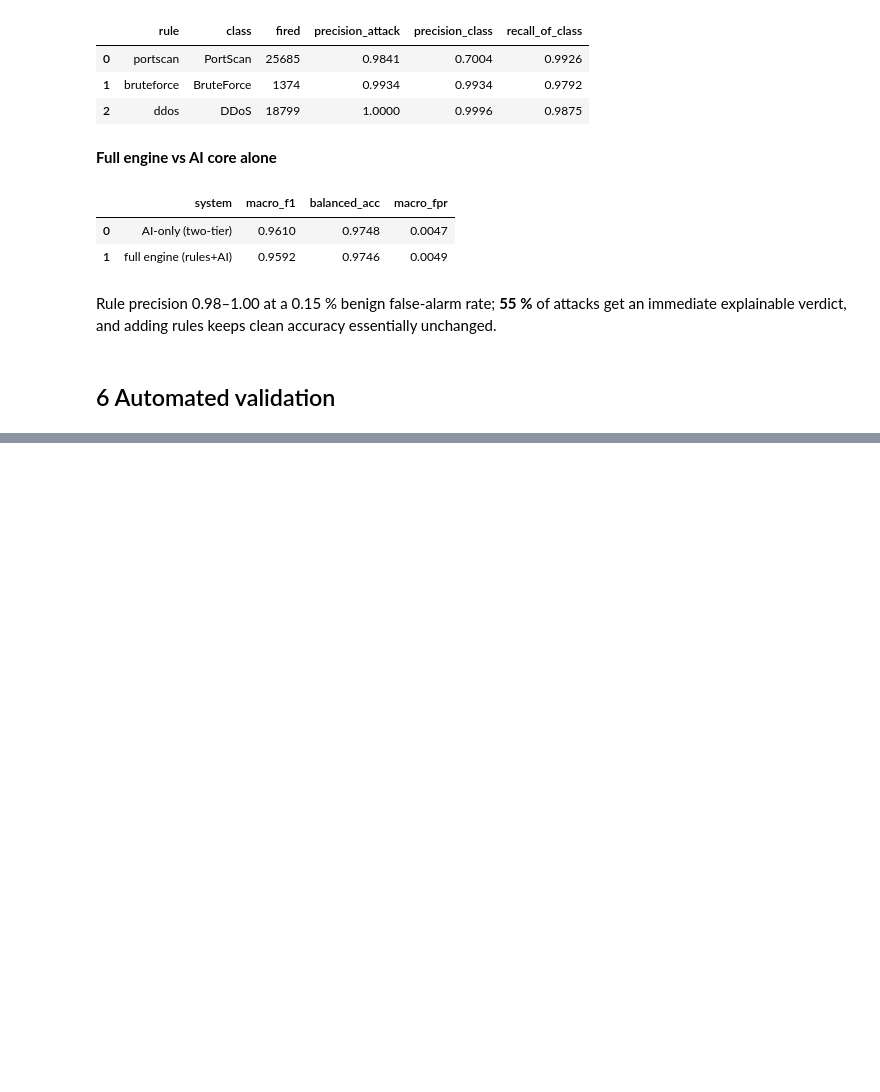
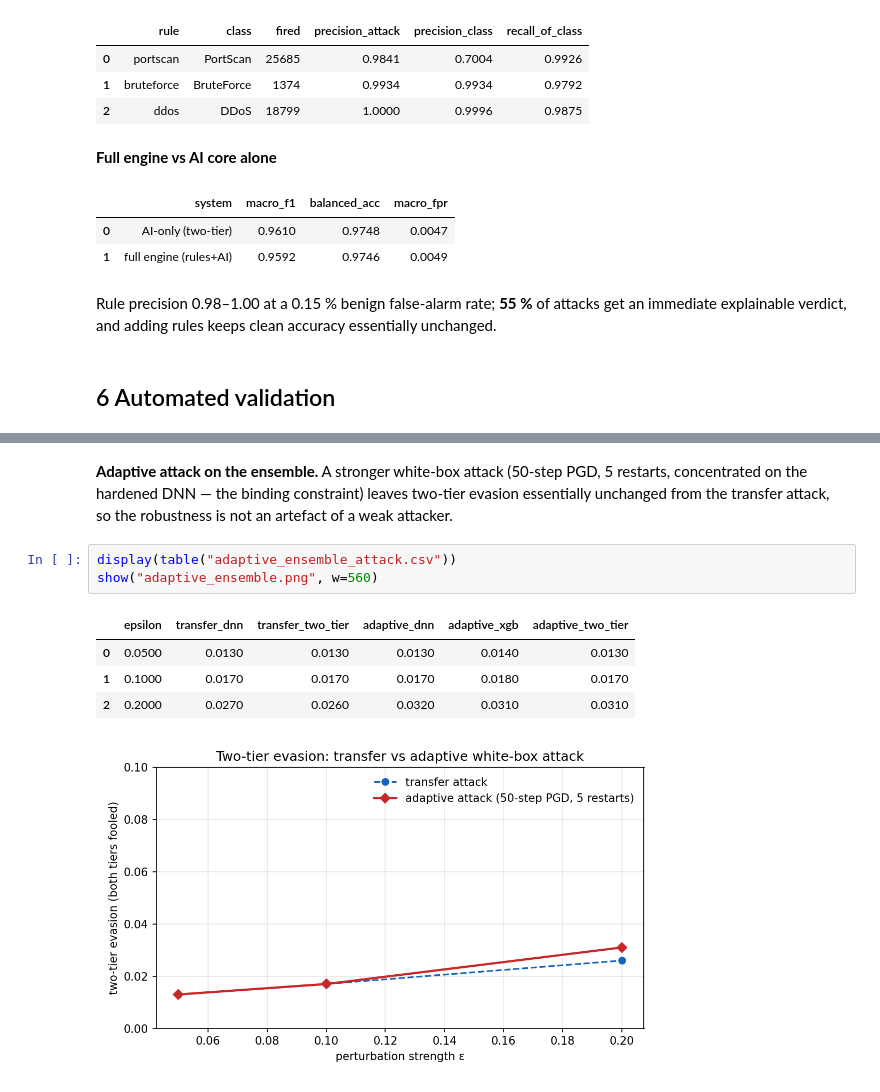
Before and after one commit to Shruck-zhang/adversarial-robust-nids, a Jupyter notebook: notebooks/technical_walkthrough.ipynb, the cells around one changed output, grey strips where cells are left out. Cells and saved outputs as stored; diff of their text form; blank space fills up the shorter version.

```diff
--- a/notebooks/technical_walkthrough.ipynb
+++ b/notebooks/technical_walkthrough.ipynb
@@ -167,0 +189,14 @@ run  python run_system_tests.py  to generate a report (needs data + models)
+# %% [markdown]
+**Adaptive attack on the ensemble.** A stronger white-box attack (50-step PGD, 5
+restarts, concentrated on the hardened DNN — the binding constraint) leaves two-tier
+evasion essentially unchanged from the transfer attack, so the robustness is not an
+artefact of a weak attacker.
+# %%
+display(table("adaptive_ensemble_attack.csv"))
+show("adaptive_ensemble.png", w=560)
+# %% [output]
+|  | epsilon | transfer_dnn | transfer_two_tier | adaptive_dnn | adaptive_xgb | adaptive_two_tier |
+| 0 | 0.0500 | 0.0130 | 0.0130 | 0.0130 | 0.0140 | 0.0130 |
+| 1 | 0.1000 | 0.0170 | 0.0170 | 0.0170 | 0.0180 | 0.0170 |
+| 2 | 0.2000 | 0.0270 | 0.0260 | 0.0320 | 0.0310 | 0.0310 |
+[figure, added]
```
Also changed, not shown: parts of 11 cells of this notebook, 22 other files.
